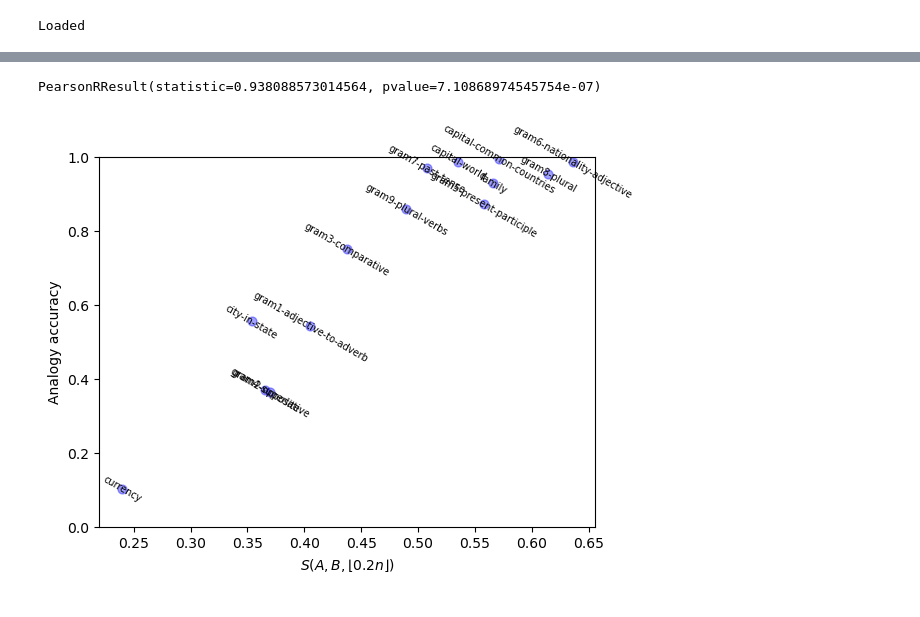
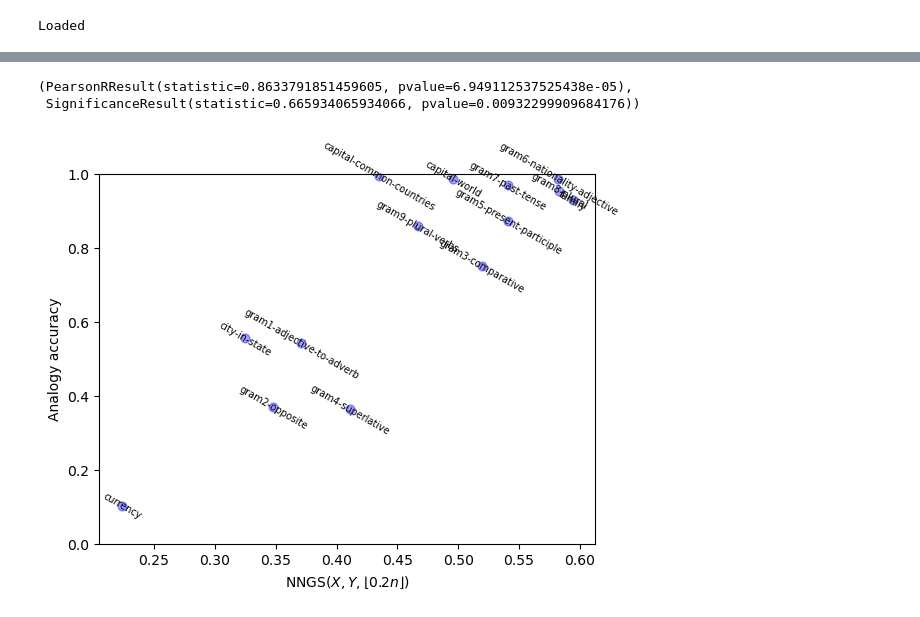
Before and after one commit to tiagoft/graph_structure, a Jupyter notebook: experiments/neurips2024/notebooks/glove300.ipynb, the cells around one changed output, grey strips where cells are left out. Drawn from its saved outputs; the diff is of its cells as text; code cells hidden in the pictures.

```diff
--- a/experiments/neurips2024/notebooks/glove300.ipynb
+++ b/experiments/neurips2024/notebooks/glove300.ipynb
@@ -167,24 +164,25 @@ res2 = analogy_experiment(metaphors, embed_dict)
 # %%
 results = np.array([ [res[k][0], res2[k][0]] for k in res.keys()])
 labels = list(res.keys())
-st.pearsonr(results[:,0],results[:,1])
+st.pearsonr(results[:,0],results[:,1]), st.spearmanr(results[:,0],results[:,1])
 # %% [output]
-PearsonRResult(statistic=0.938088573014564, pvalue=7.10868974545754e-07)
+(PearsonRResult(statistic=0.8633791851459605, pvalue=6.949112537525438e-05),
+ SignificanceResult(statistic=0.665934065934066, pvalue=0.00932299909684176))
 # %%
 plt.figure()
 for j in range(4):
     if j == 1 or j ==2 or j==1:
         continue
     plt.scatter(results[:,0], results[:,1], c='b', s=40, alpha=0.2)
 
-plt.xlabel('$S(A,B,\lfloor 0.2n \\rfloor)$')
+plt.xlabel('$\\text{NNGS}(X,Y,\lfloor 0.2n \\rfloor)$')
 plt.ylabel('Analogy accuracy')
 plt.ylim([0,1])
 #plt.legend( bbox_to_anchor=(1.05, 1), loc='upper left')
 for idx, text in enumerate(labels):
     plt.text(results[idx,0], results[idx,1], s=text, fontsize=7, ha='center', va='center', rotation=-30)
 #plt.title('GLoVe embeddings and Structural distance')
 plt.savefig('glove_accuracy_similarity.pdf', bbox_inches='tight')
 plt.show()
 # %% [output]
-[figure, old version]
+[figure, new version]
```
Also changed, not shown: parts of 2 cells of this notebook.
